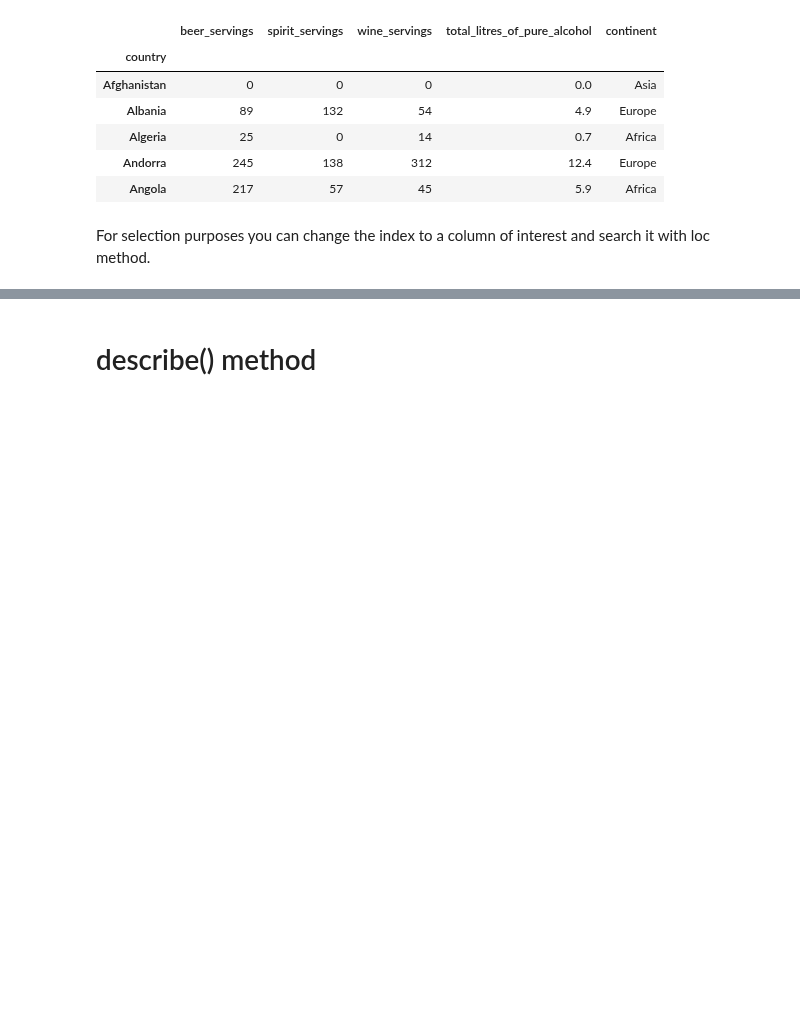
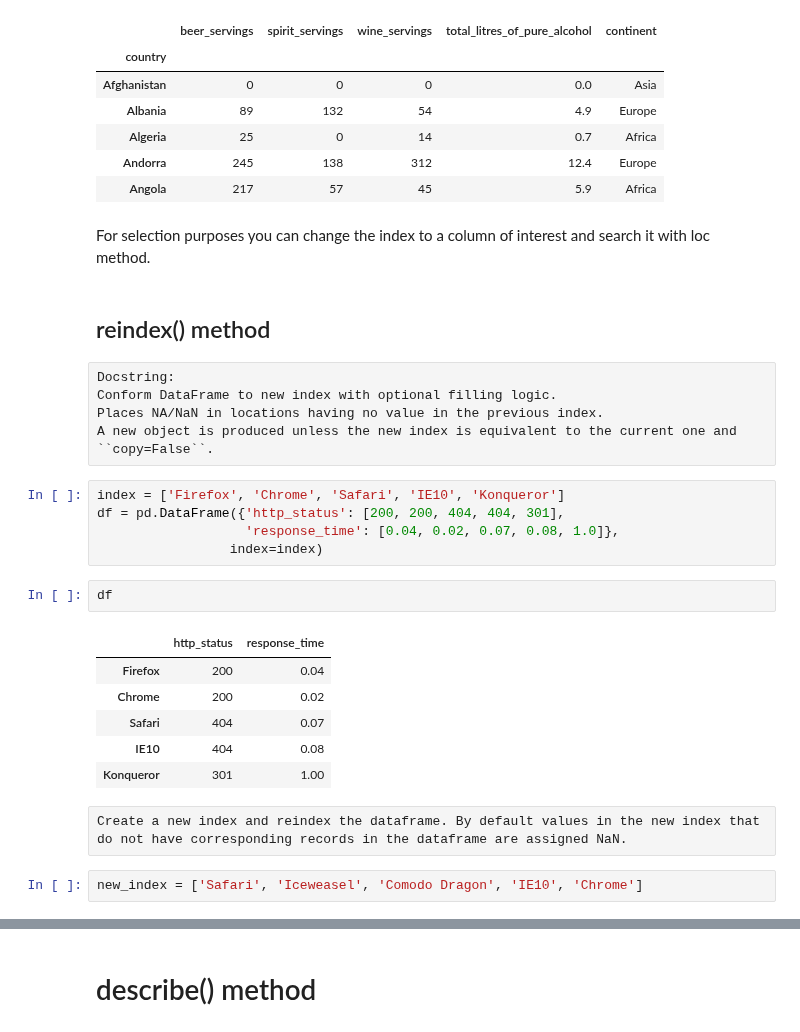
Before and after one commit to GurkanGitHub/Python, a Jupyter notebook: pandas_df_methods.ipynb, the cells around one changed output, grey strips where cells are left out. Saved outputs shown, nothing was run; the diff lists cells and outputs as text; blank space fills up the shorter version.

```diff
--- a/pandas_df_methods.ipynb
+++ b/pandas_df_methods.ipynb
@@ -1328,3 +1329,28 @@ drinks.head()
 | Angola | 217 | 57 | 45 | 5.9 | Africa |
 # %% [markdown]
 For selection purposes you can change the index to a column of interest and search it with loc method.
+# %% [markdown]
+## reindex() method
+# %% [raw]
+Docstring:
+Conform DataFrame to new index with optional filling logic.
+Places NA/NaN in locations having no value in the previous index.
+A new object is produced unless the new index is equivalent to the current one and ``copy=False``.
+# %%
+index = ['Firefox', 'Chrome', 'Safari', 'IE10', 'Konqueror']
+df = pd.DataFrame({'http_status': [200, 200, 404, 404, 301],
+                   'response_time': [0.04, 0.02, 0.07, 0.08, 1.0]},
+                 index=index)
+# %%
+df
+# %% [output]
+|  | http_status | response_time |
+| Firefox | 200 | 0.04 |
+| Chrome | 200 | 0.02 |
+| Safari | 404 | 0.07 |
+| IE10 | 404 | 0.08 |
+| Konqueror | 301 | 1.00 |
+# %% [raw]
+Create a new index and reindex the dataframe. By default values in the new index that do not have corresponding records in the dataframe are assigned NaN.
+# %%
+new_index = ['Safari', 'Iceweasel', 'Comodo Dragon', 'IE10', 'Chrome']
```
Also changed, not shown: parts of 10 cells of this notebook, 1 other file.
